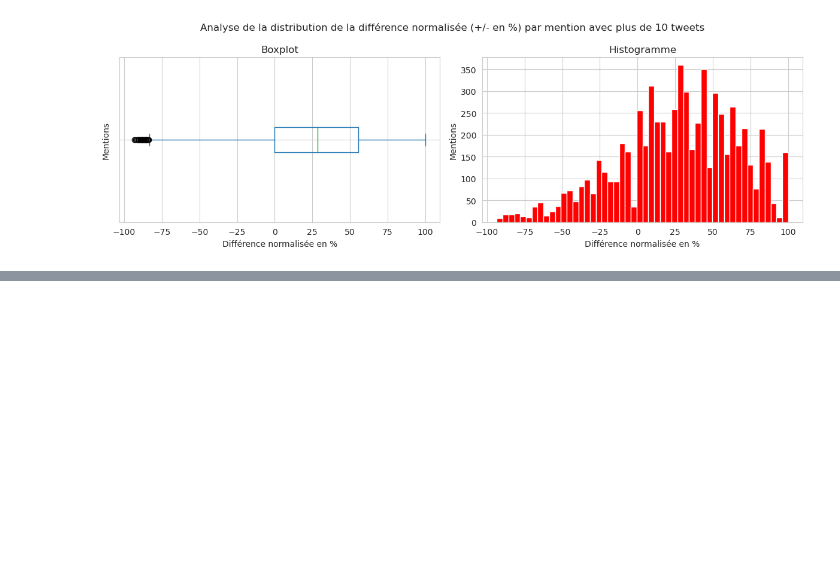
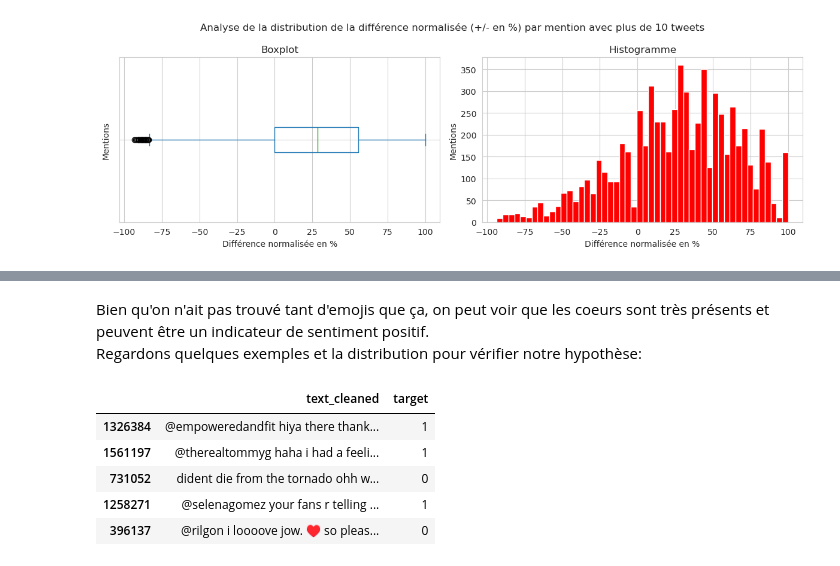
Before and after one commit to Hedredo/oc_p7, a Jupyter notebook: notebooks/exploration.ipynb, the cells around one changed output, grey strips where cells are left out. Cells and saved outputs as stored; diff of their text form; code cells hidden in the pictures; blank space fills up the shorter version.

```diff
--- a/notebooks/exploration.ipynb
+++ b/notebooks/exploration.ipynb
@@ -668,13 +686,11 @@ df = df.assign(
     **{
         "mentionned": lambda x: x["mentions"].astype("bool").astype("int8"),
         "text_cleaned": lambda x: x["text"]
-        .str.lower()
-        .str.replace(r"@\w+", "TAGMENTION", regex=True)
-        .str.replace(r"http\S+|www\S+", " ", regex=True)
-        .str.replace(r"#\w+", " ", regex=True)
-        .str.replace("[^\w\s\d]", " ", regex=True)  # strip punctuation
+        .str.lower()  # lowercase the text
+        .str.replace(r"http\S+|www\S+", " ", regex=True)  # remove urls
+        .str.replace(r"#\w+", " ", regex=True)  # remove hashtags
         .str.replace(r"\s{2,}", " ", regex=True)  # strip multiple spaces
-        .str.strip(),
+        .str.strip(),  # strip leading and trailing spaces
     }
 )
 # %%
@@ -943,0 +774,17 @@ with open("../data/processed/columns.pkl", "wb") as f:
+# %% [markdown]
+Bien qu'on n'ait pas trouvé tant d'emojis que ça, on peut voir que les coeurs sont très présents et peuvent être un indicateur de sentiment positif.<br>
+Regardons quelques exemples et la distribution pour vérifier notre hypothèse:
+# %%
+with pd.option_context("display.max_colwidth", 150):
+    display(
+        df[["text_cleaned", "target"]]
+        .iloc[df["text_cleaned"].str.contains("♥").values]
+        .sample(5)
+    )
+# %% [output]
+|  | text_cleaned | target |
+| 1326384 | @empoweredandfit hiya there thank... | 1 |
+| 1561197 | @therealtommyg haha i had a feeli... | 1 |
+| 731052 | dident die from the tornado ohh w... | 0 |
+| 1258271 | @selenagomez your fans r telling ... | 1 |
+| 396137 | @rilgon i loooove jow. ♥ so pleas... | 0 |
```
Also changed, not shown: parts of 48 cells of this notebook, 6 other files.
